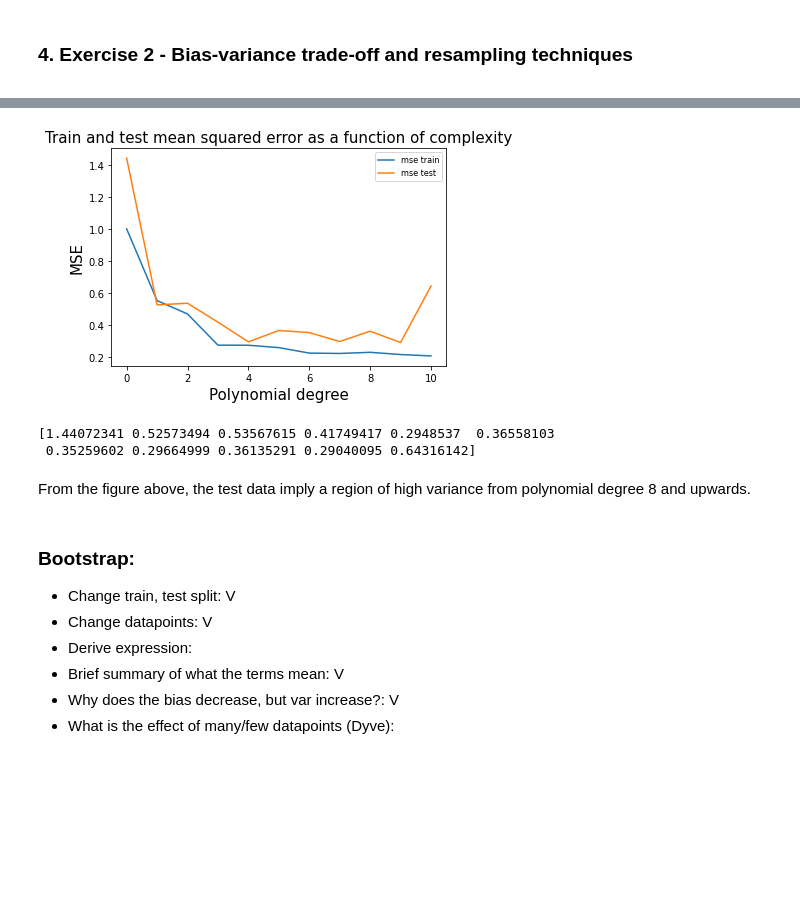
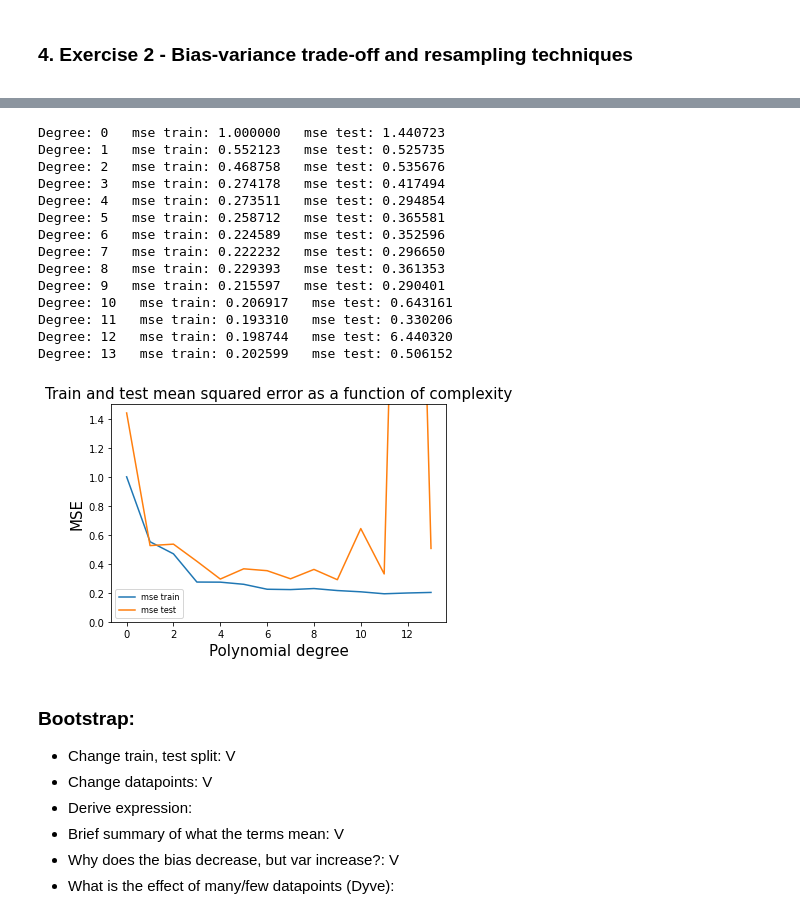
Before and after one commit to jornmarh/fys-stk4155, a Jupyter notebook: project1/project1.ipynb, the cells around one changed output, grey strips where cells are left out. Drawn from its saved outputs; the diff is of its cells as text; code cells hidden in the pictures; blank space fills up the shorter version.

```diff
--- a/project1/project1.ipynb
+++ b/project1/project1.ipynb
@@ -282,7 +289,7 @@ table
 np.random.seed(64)
 
 N = 20 #Small mesh size
-maxdegrees = 11
+maxdegrees = 14
 scaling = True #Change to try without scaling
 
 x = np.sort(np.random.uniform(0, 1, N))
@@ -297,39 +304,52 @@ mse_train = np.zeros(maxdegrees)
 mse_test = np.zeros(maxdegrees)
 
 # OLS regression for polynomials from 0 to maxdegrees
 polydegree = np.zeros(maxdegrees)
 for i in range(maxdegrees):
     degree = i
     polydegree[i] = degree
     X = create_X(x_flat, y_flat, degree)
     X_train, X_test, z_train, z_test = train_test_split(X,z, test_size=0.2)
 
     if (scaling == True):
         X_train, X_test, z_train, z_test = scale(X_train, X_test, z_train, z_test) #Scale data with standard scaler
 
     # prediction
     beta = np.linalg.pinv(X_train.T @ X_train) @ X_train.T @ z_train
     zTilde = X_train @ beta
     zPredict = X_test @ beta
 
     # cost functions
     mse_train[i] = MSE(z_train, zTilde)
     mse_test[i] = MSE(z_test, zPredict)
 
+    print('Degree: %i   mse train: %.6f   mse test: %.6f'\
+          %(degree, mse_train[i], mse_test[i]))
+
 plt.plot(polydegree, mse_train, label='mse train')
 plt.plot(polydegree, mse_test, label='mse test')
+plt.ylim(0,1.5)
 plt.legend()
 plt.xlabel("Polynomial degree")
 plt.ylabel("MSE")
 plt.title("Train and test mean squared error as a function of complexity")
 plt.show()
-print(mse_test)
 # %% [output]
+Degree: 0   mse train: 1.000000   mse test: 1.440723
+Degree: 1   mse train: 0.552123   mse test: 0.525735
+Degree: 2   mse train: 0.468758   mse test: 0.535676
+Degree: 3   mse train: 0.274178   mse test: 0.417494
+Degree: 4   mse train: 0.273511   mse test: 0.294854
+Degree: 5   mse train: 0.258712   mse test: 0.365581
+Degree: 6   mse train: 0.224589   mse test: 0.352596
+Degree: 7   mse train: 0.222232   mse test: 0.296650
+Degree: 8   mse train: 0.229393   mse test: 0.361353
+Degree: 9   mse train: 0.215597   mse test: 0.290401
+Degree: 10   mse train: 0.206917   mse test: 0.643161
+Degree: 11   mse train: 0.193310   mse test: 0.330206
+Degree: 12   mse train: 0.198744   mse test: 6.440320
+Degree: 13   mse train: 0.202599   mse test: 0.506152
-[figure, old version]
+[figure, new version]
-[1.44072341 0.52573494 0.53567615 0.41749417 0.2948537  0.36558103
- 0.35259602 0.29664999 0.36135291 0.29040095 0.64316142]
-# %% [markdown]
-From the figure above, the test data imply a region of high variance from polynomial degree 8 and upwards.
 # %% [markdown]
 ### Bootstrap:
 - Change train, test split: V
```
Also changed, not shown: parts of 20 cells of this notebook, 11 other files.
